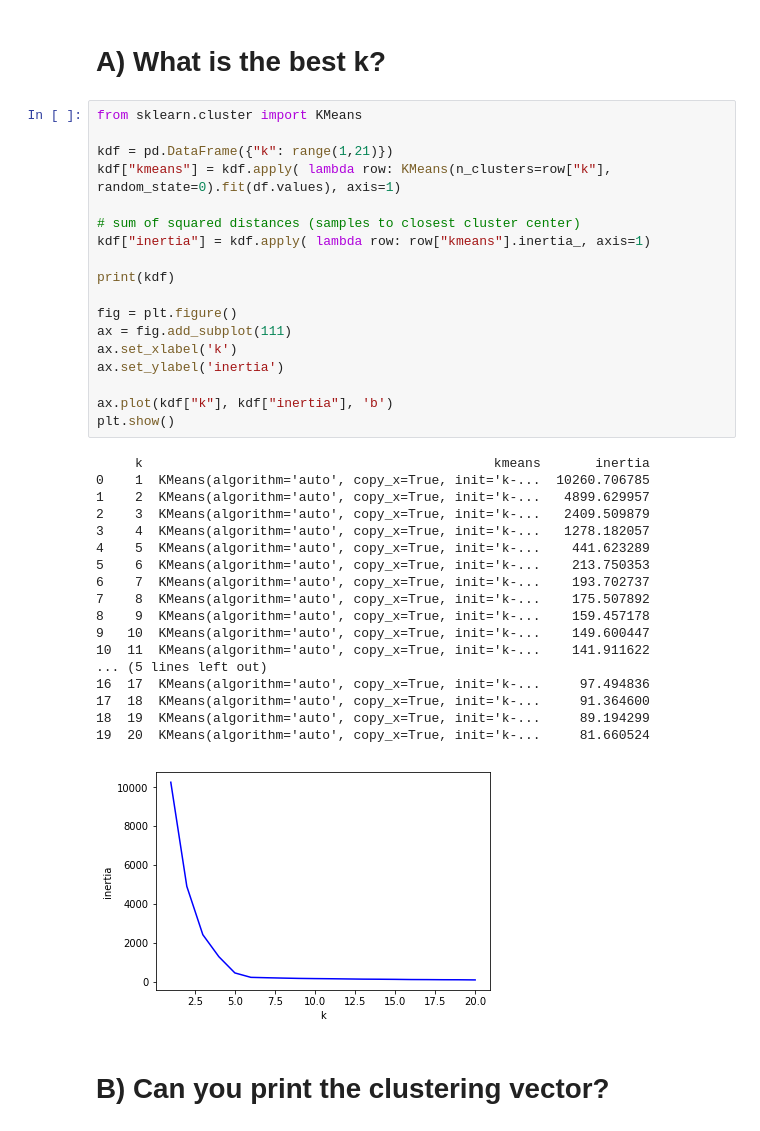
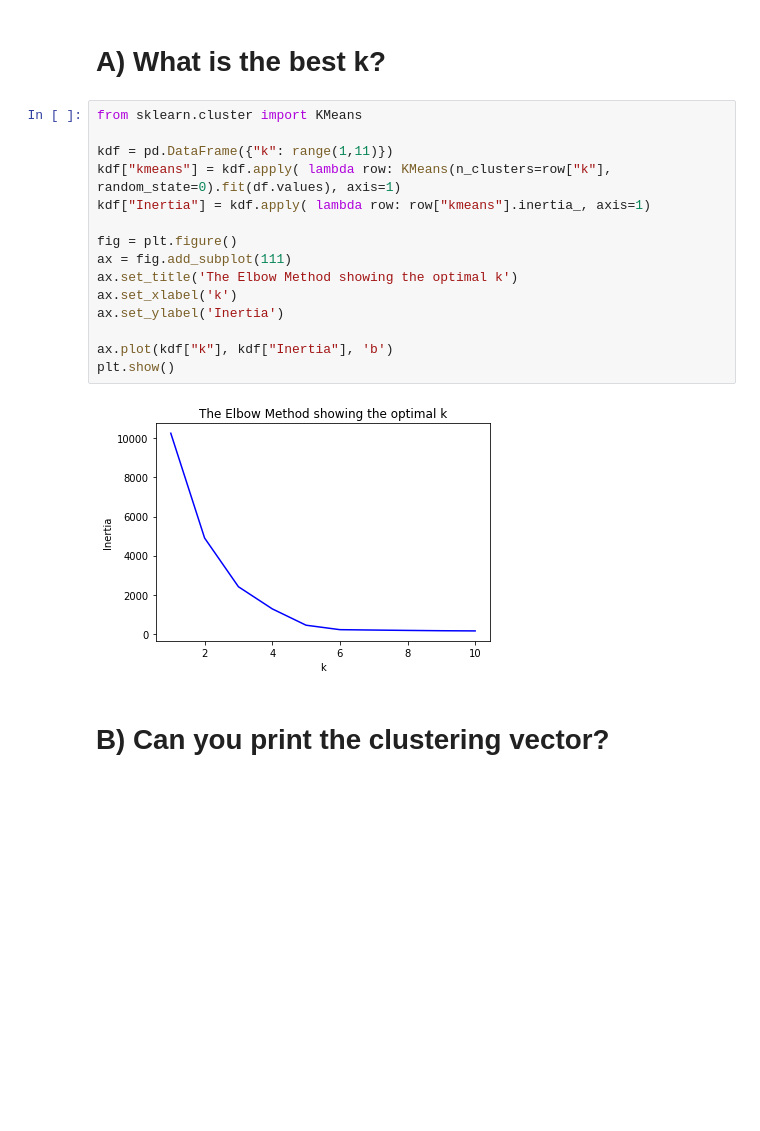
Before and after one commit to slimouGit/ds-repository, a Jupyter notebook: Exercise_12/Exercise_01.ipynb, the cells around one changed output. Saved outputs shown, nothing was run; the diff lists cells and outputs as text; blank space fills up the shorter version.

```diff
--- a/Exercise_12/Exercise_01.ipynb
+++ b/Exercise_12/Exercise_01.ipynb
@@ -30,40 +30,20 @@ plt.show()
 # %%
 from sklearn.cluster import KMeans
 
-kdf = pd.DataFrame({"k": range(1,21)})
+kdf = pd.DataFrame({"k": range(1,11)})
 kdf["kmeans"] = kdf.apply( lambda row: KMeans(n_clusters=row["k"], random_state=0).fit(df.values), axis=1)
-
-# sum of squared distances (samples to closest cluster center)
-kdf["inertia"] = kdf.apply( lambda row: row["kmeans"].inertia_, axis=1)
-
-print(kdf)
+kdf["Inertia"] = kdf.apply( lambda row: row["kmeans"].inertia_, axis=1)
 
 fig = plt.figure()
 ax = fig.add_subplot(111)
+ax.set_title('The Elbow Method showing the optimal k')
 ax.set_xlabel('k')
-ax.set_ylabel('inertia')
+ax.set_ylabel('Inertia')
 
-ax.plot(kdf["k"], kdf["inertia"], 'b')
+ax.plot(kdf["k"], kdf["Inertia"], 'b')
 plt.show()
 # %% [output]
-     k                                             kmeans       inertia
-0    1  KMeans(algorithm='auto', copy_x=True, init='k-...  10260.706785
-1    2  KMeans(algorithm='auto', copy_x=True, init='k-...   4899.629957
-2    3  KMeans(algorithm='auto', copy_x=True, init='k-...   2409.509879
-3    4  KMeans(algorithm='auto', copy_x=True, init='k-...   1278.182057
-4    5  KMeans(algorithm='auto', copy_x=True, init='k-...    441.623289
-5    6  KMeans(algorithm='auto', copy_x=True, init='k-...    213.750353
-6    7  KMeans(algorithm='auto', copy_x=True, init='k-...    193.702737
-7    8  KMeans(algorithm='auto', copy_x=True, init='k-...    175.507892
-8    9  KMeans(algorithm='auto', copy_x=True, init='k-...    159.457178
-9   10  KMeans(algorithm='auto', copy_x=True, init='k-...    149.600447
-10  11  KMeans(algorithm='auto', copy_x=True, init='k-...    141.911622
-... (5 lines left out)
-16  17  KMeans(algorithm='auto', copy_x=True, init='k-...     97.494836
-17  18  KMeans(algorithm='auto', copy_x=True, init='k-...     91.364600
-18  19  KMeans(algorithm='auto', copy_x=True, init='k-...     89.194299
-19  20  KMeans(algorithm='auto', copy_x=True, init='k-...     81.660524
-[figure, old version]
+[figure, new version]
 # %% [markdown]
 # B) Can you print the clustering vector?
 # %%
```
Also changed, not shown: parts of 1 cell of this notebook.
